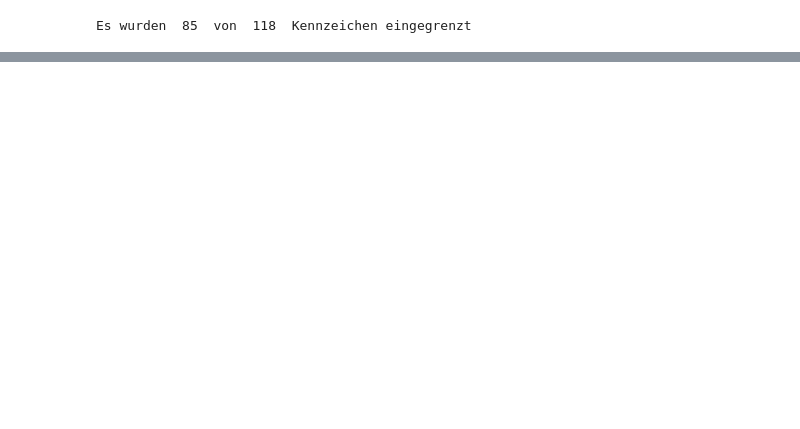
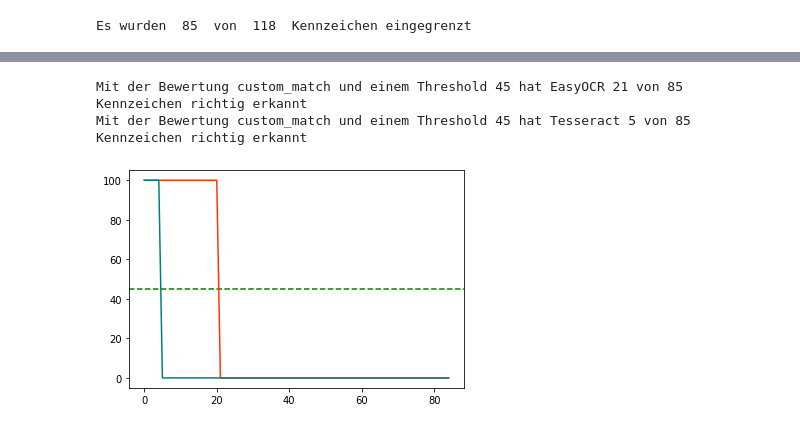
Before and after one commit to 1337DS/SmartGarage, a Jupyter notebook: Pipeline Kennzeichen.ipynb, the cells around one changed output, grey strips where cells are left out. Saved outputs shown, nothing was run; the diff lists cells and outputs as text; code cells hidden in the pictures; blank space fills up the shorter version.

```diff
--- a/Pipeline Kennzeichen.ipynb
+++ b/Pipeline Kennzeichen.ipynb
@@ -212,3 +208,9 @@ Mit der Bewertung Fuzzy_Ratio und einem Threshold 45 hat Tesseract 17 von 85 Ken
+# %%
+evaluate(custom_match, "custom_match", 45)
+# %% [output]
+Mit der Bewertung custom_match und einem Threshold 45 hat EasyOCR 21 von 85 Kennzeichen richtig erkannt
+Mit der Bewertung custom_match und einem Threshold 45 hat Tesseract 5 von 85 Kennzeichen richtig erkannt
+[figure, added]
 # %%
 df[df["Cropping"] == "Okay"]
 # %% [output]
```
Also changed, not shown: parts of 6 cells of this notebook, 3 other files.
